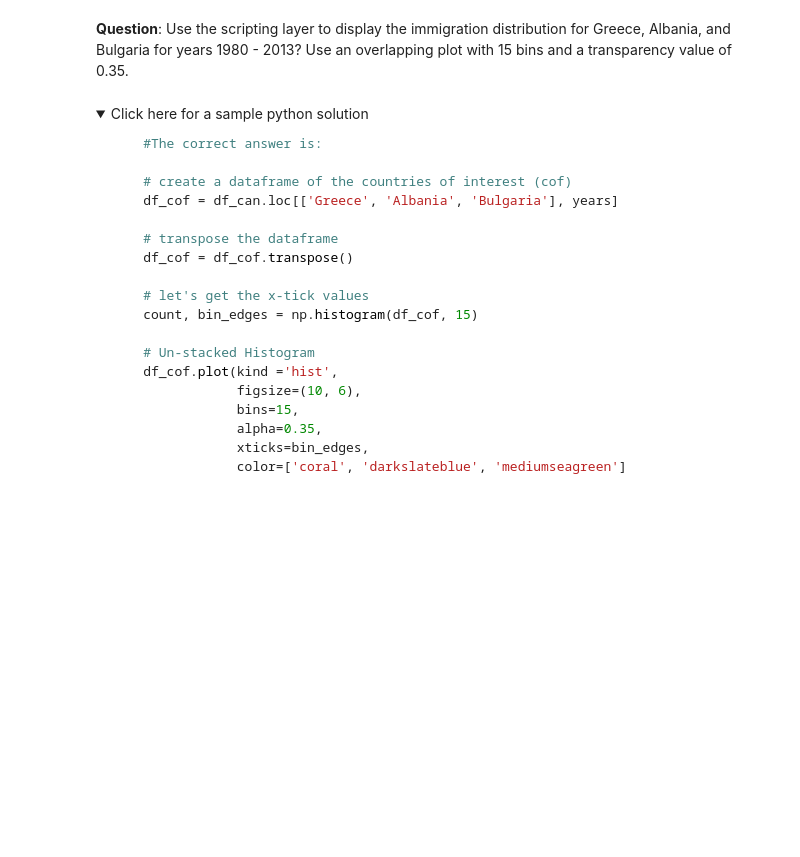
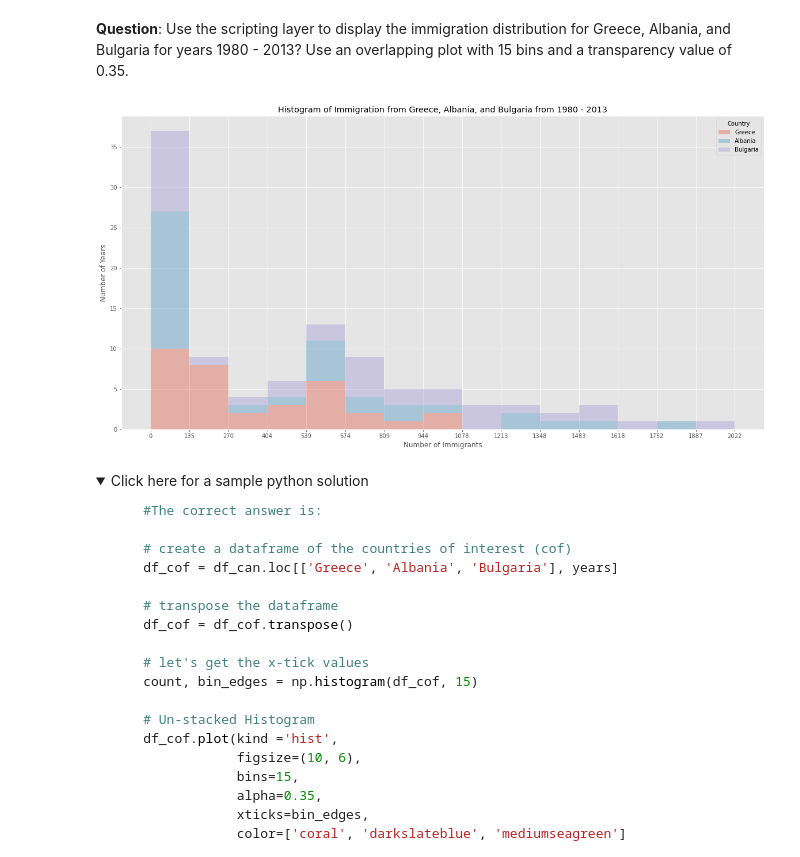
Before and after one commit to nanaccachian/CognitiveClassDataScience, a Jupyter notebook: DV0101EN/DV0101EN-Exercise-Area-Plots-Histograms-and-Bar-Charts-py.ipynb, the cells around one changed output. Drawn from its saved outputs; the diff is of its cells as text; code cells hidden in the pictures; folded sections open; blank space fills up the shorter version.

```diff
--- a/DV0101EN/DV0101EN-Exercise-Area-Plots-Histograms-and-Bar-Charts-py.ipynb
+++ b/DV0101EN/DV0101EN-Exercise-Area-Plots-Histograms-and-Bar-Charts-py.ipynb
@@ -553,3 +551,20 @@ plt.show()
+# %%
+### type your answer here
+
+df_test = df_can.loc[['Greece', 'Albania', 'Bulgaria'],years].transpose()
+
+count, bin_edges = np.histogram(df_test,15)
+
+df_test.plot(kind = 'hist', figsize = (20,10), bins = 15, alpha = 0.35, xticks = bin_edges, stacked = True)
+
+
+plt.title('Histogram of Immigration from Greece, Albania, and Bulgaria from 1980 - 2013')
+plt.ylabel('Number of Years')
+plt.xlabel('Number of Immigrants')
+
+plt.show()
+# %% [output]
+[figure, added]
 # %% [markdown]
 <details><summary>Click here for a sample python solution</summary>
 
```
Also changed, not shown: parts of 9 cells of this notebook.
